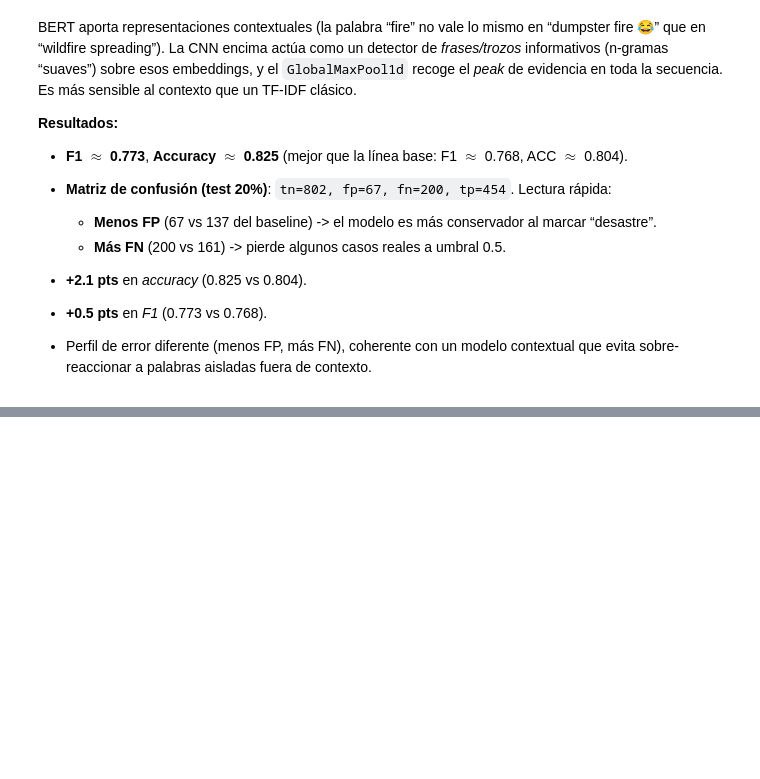
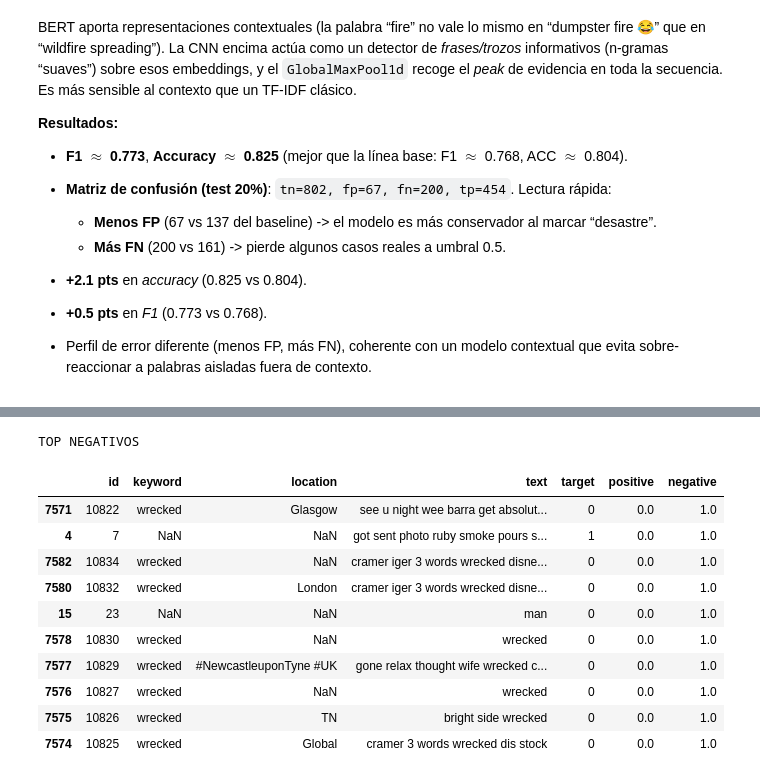
Before and after one commit to JosueSay/labs-ds, a Jupyter notebook: lab6/lab6.ipynb, the cells around one changed output, grey strips where cells are left out. Saved outputs shown, nothing was run; the diff lists cells and outputs as text; code cells hidden in the pictures; blank space fills up the shorter version.

```diff
--- a/lab6/lab6.ipynb
+++ b/lab6/lab6.ipynb
@@ -1521,0 +1621,16 @@ Logs en: ./logs\pipeline.log
+# %%
+print("TOP NEGATIVOS")
+data.sort_values(['negative'], ascending=False).head(10)
+# %% [output]
+TOP NEGATIVOS
+|  | id | keyword | location | text | target | positive | negative |
+| 7571 | 10822 | wrecked | Glasgow | see u night wee barra get absolut... | 0 | 0.0 | 1.0 |
+| 4 | 7 | NaN | NaN | got sent photo ruby smoke pours s... | 1 | 0.0 | 1.0 |
+| 7582 | 10834 | wrecked | NaN | cramer iger 3 words wrecked disne... | 0 | 0.0 | 1.0 |
+| 7580 | 10832 | wrecked | London | cramer iger 3 words wrecked disne... | 0 | 0.0 | 1.0 |
+| 15 | 23 | NaN | NaN | man | 0 | 0.0 | 1.0 |
+| 7578 | 10830 | wrecked | NaN | wrecked | 0 | 0.0 | 1.0 |
+| 7577 | 10829 | wrecked | #NewcastleuponTyne #UK | gone relax thought wife wrecked c... | 0 | 0.0 | 1.0 |
+| 7576 | 10827 | wrecked | NaN | wrecked | 0 | 0.0 | 1.0 |
+| 7575 | 10826 | wrecked | TN | bright side wrecked | 0 | 0.0 | 1.0 |
+| 7574 | 10825 | wrecked | Global | cramer 3 words wrecked dis stock | 0 | 0.0 | 1.0 |
```
Also changed, not shown: parts of 16 cells of this notebook, 7 other files.
